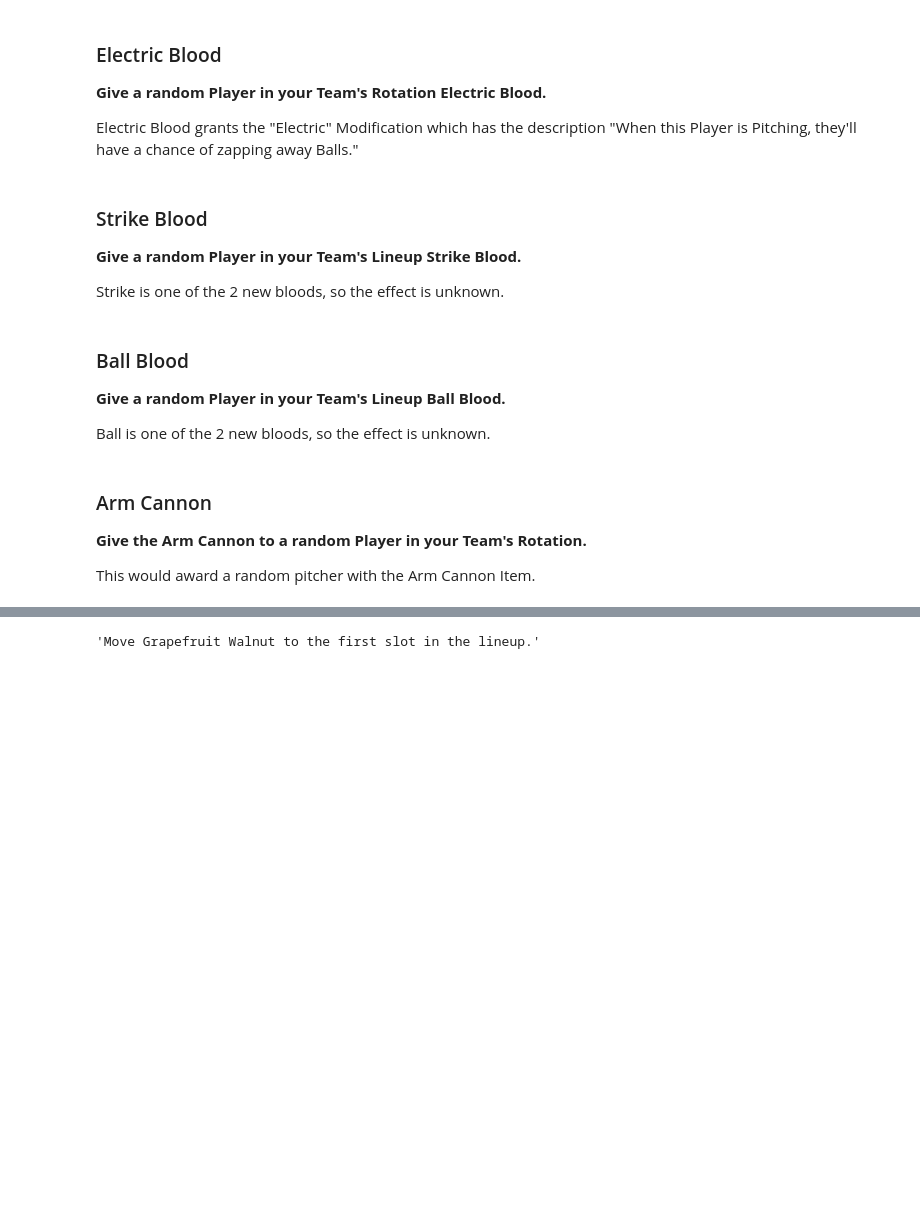
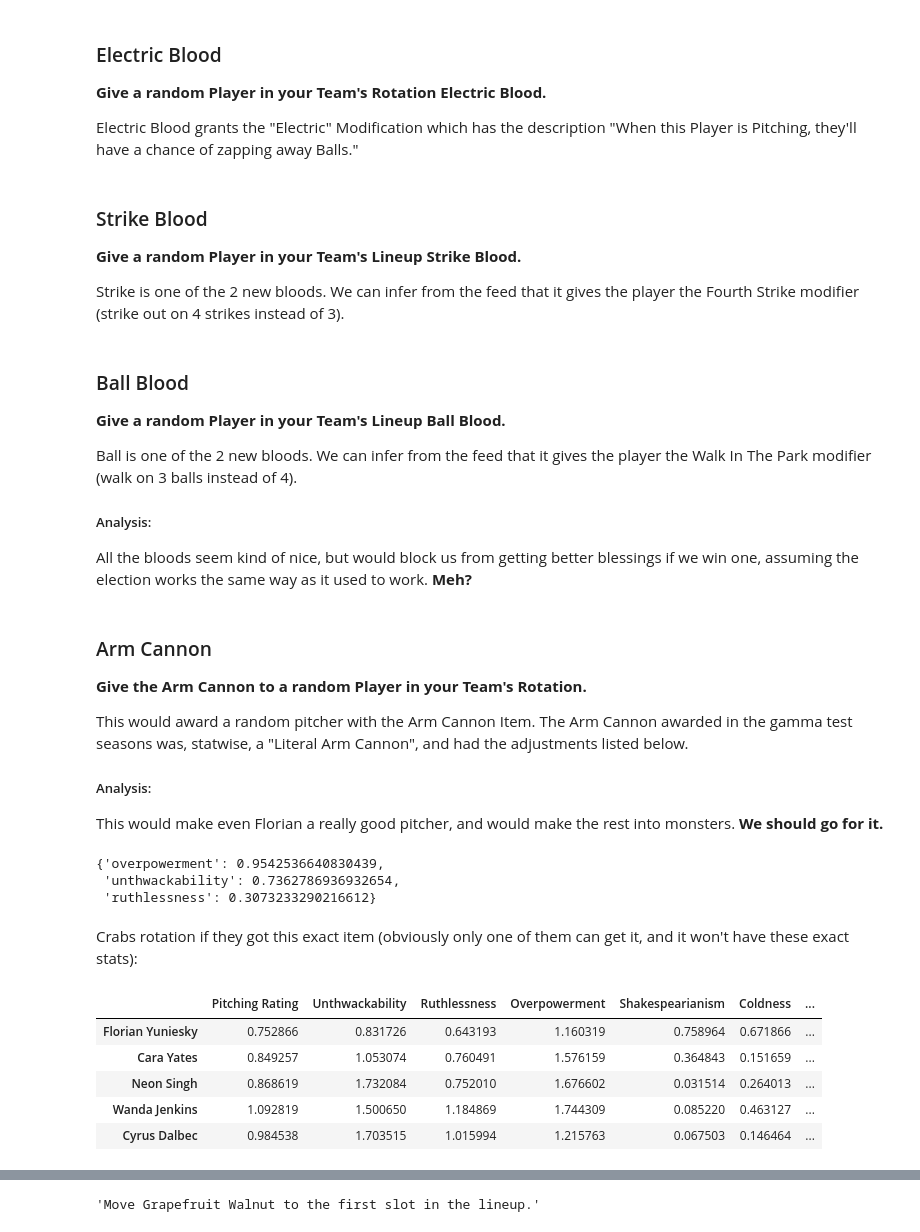
Before and after one commit to robbyblum/blaseball_notebooks, a Jupyter notebook: election_notes/circuit1_1.ipynb, the cells around one changed output, grey strips where cells are left out. Saved outputs shown, nothing was run; the diff lists cells and outputs as text; code cells hidden in the pictures; blank space fills up the shorter version.

```diff
--- a/election_notes/circuit1_1.ipynb
+++ b/election_notes/circuit1_1.ipynb
@@ -81,19 +105,44 @@ a chance of zapping away Balls."
 
 **Give a random Player in your Team's Lineup Strike Blood.**
 
-Strike is one of the 2 new bloods, so the effect is unknown.
+Strike is one of the 2 new bloods. We can infer from the feed that it gives the player the Fourth Strike modifier (strike out on 4 strikes instead of 3).
 # %% [markdown]
 ### Ball Blood
 
 **Give a random Player in your Team's Lineup Ball Blood.**
 
-Ball is one of the 2 new bloods, so the effect is unknown.
+Ball is one of the 2 new bloods. We can infer from the feed that it gives the player the Walk In The Park modifier (walk on 3 balls instead of 4).
+
+##### Analysis:
+All the bloods seem kind of nice, but would block us from getting better blessings if we win one, assuming the election works the same way as it used to work. **Meh?**
 # %% [markdown]
 ### Arm Cannon
 
 **Give the Arm Cannon to a random Player in your Team's Rotation.**
 
-This would award a random pitcher with the Arm Cannon Item.
+This would award a random pitcher with the Arm Cannon Item. The Arm Cannon awarded in the gamma test seasons was, statwise, a "Literal Arm Cannon", and had the adjustments listed below.
+
+##### Analysis:
+This would make even Florian a really good pitcher, and would make the rest into monsters. **We should go for it.**
+# %%
+cannon = Item.load_one("6524fd18-54e1-4b51-be71-4db6ef1cdf42")
+display(sum_adj(cannon.adjustments))
+# %% [output]
+{'overpowerment': 0.9542536640830439,
+ 'unthwackability': 0.7362786936932654,
+ 'ruthlessness': 0.3073233290216612}
+# %% [markdown]
+Crabs rotation if they got this exact item (obviously only one of them can get it, and it won't have these exact stats):
+# %%
+cannon_crabs = improve_team_arbitrary_rotation(crabs, sum_adj(cannon.adjustments))
+display(set_heatmap(get_pitching_stlats(cannon_crabs), maxVal=1))
+# %% [output]
+|  | Pitching Rating | Unthwackability | Ruthlessness | Overpowerment | Shakespearianism | Coldness | ... |
+| Florian Yuniesky | 0.752866 | 0.831726 | 0.643193 | 1.160319 | 0.758964 | 0.671866 | ... |
+| Cara Yates | 0.849257 | 1.053074 | 0.760491 | 1.576159 | 0.364843 | 0.151659 | ... |
+| Neon Singh | 0.868619 | 1.732084 | 0.752010 | 1.676602 | 0.031514 | 0.264013 | ... |
+| Wanda Jenkins | 1.092819 | 1.500650 | 1.184869 | 1.744309 | 0.085220 | 0.463127 | ... |
+| Cyrus Dalbec | 0.984538 | 1.703515 | 1.015994 | 1.215763 | 0.067503 | 0.146464 | ... |
 # %% [markdown]
 ### Gunblade Bat
 
```
Also changed, not shown: parts of 25 cells of this notebook, 2 other files.
